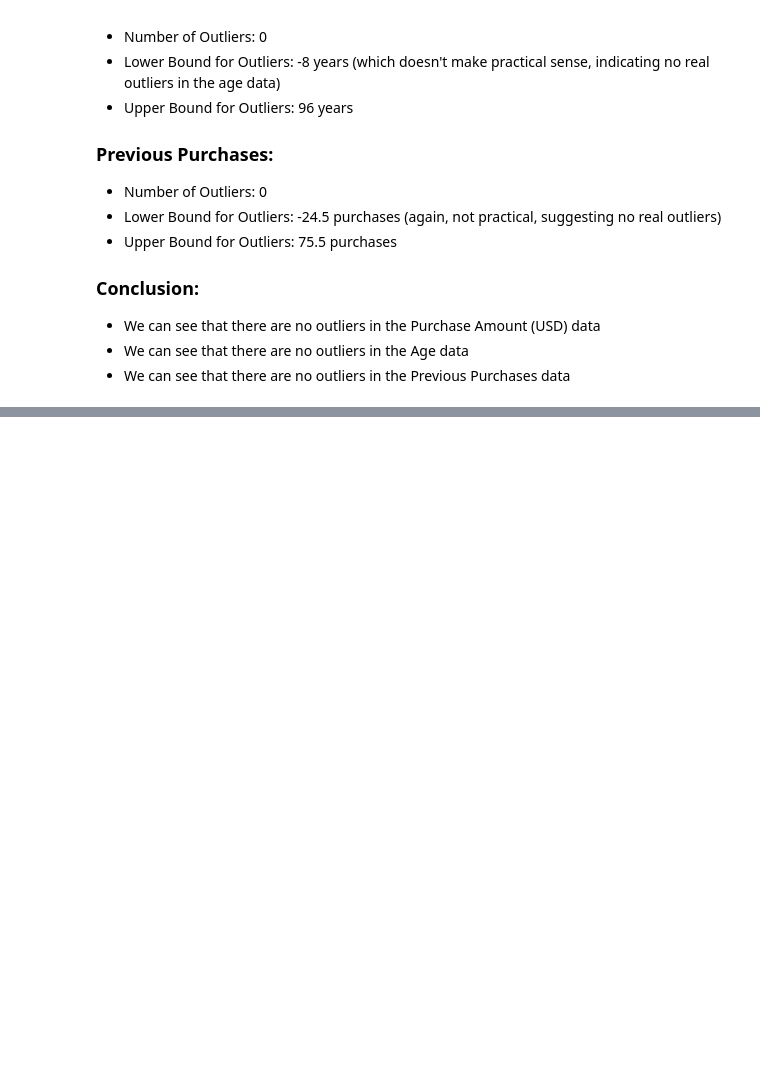
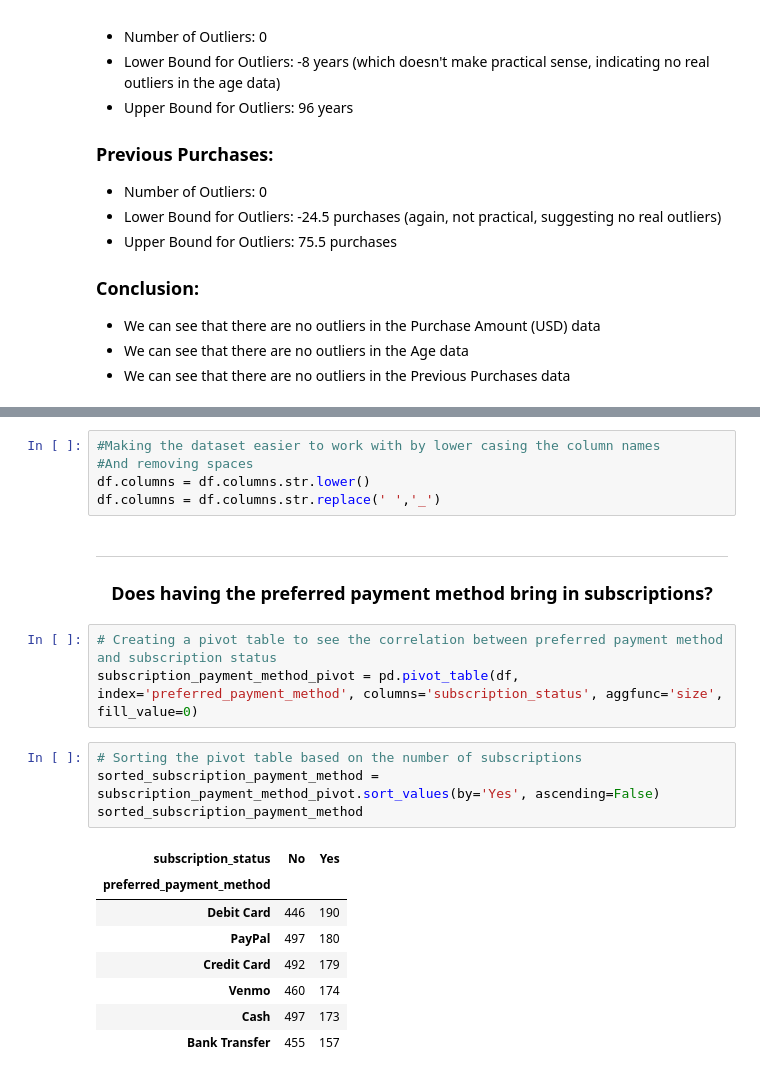
Before and after one commit to GitHbGav/Consumer-Behavior, a Jupyter notebook: Notebooks/Final Notebook.ipynb, the cells around one changed output, grey strips where cells are left out. Saved outputs shown, nothing was run; the diff lists cells and outputs as text; blank space fills up the shorter version.

```diff
--- a/Notebooks/Final Notebook.ipynb
+++ b/Notebooks/Final Notebook.ipynb
@@ -268,0 +202,24 @@ plt.show()
+# %%
+#Making the dataset easier to work with by lower casing the column names
+#And removing spaces
+df.columns = df.columns.str.lower()
+df.columns = df.columns.str.replace(' ','_')
+# %% [markdown]
+<hr style="border:2px solid blue">
+<h3 align="center"> Does having the preferred payment method bring in subscriptions? </h3>
+# %%
+# Creating a pivot table to see the correlation between preferred payment method and subscription status
+subscription_payment_method_pivot = pd.pivot_table(df, index='preferred_payment_method', columns='subscription_status', aggfunc='size', fill_value=0)
+# %%
+# Sorting the pivot table based on the number of subscriptions
+sorted_subscription_payment_method = subscription_payment_method_pivot.sort_values(by='Yes', ascending=False)
+sorted_subscription_payment_method
+# %% [output]
+| subscription_status | No | Yes |
+| preferred_payment_method |  |  |
+| Debit Card | 446 | 190 |
+| PayPal | 497 | 180 |
+| Credit Card | 492 | 179 |
+| Venmo | 460 | 174 |
+| Cash | 497 | 173 |
+| Bank Transfer | 455 | 157 |
```
Also changed, not shown: parts of 28 cells of this notebook, 1 other file.
